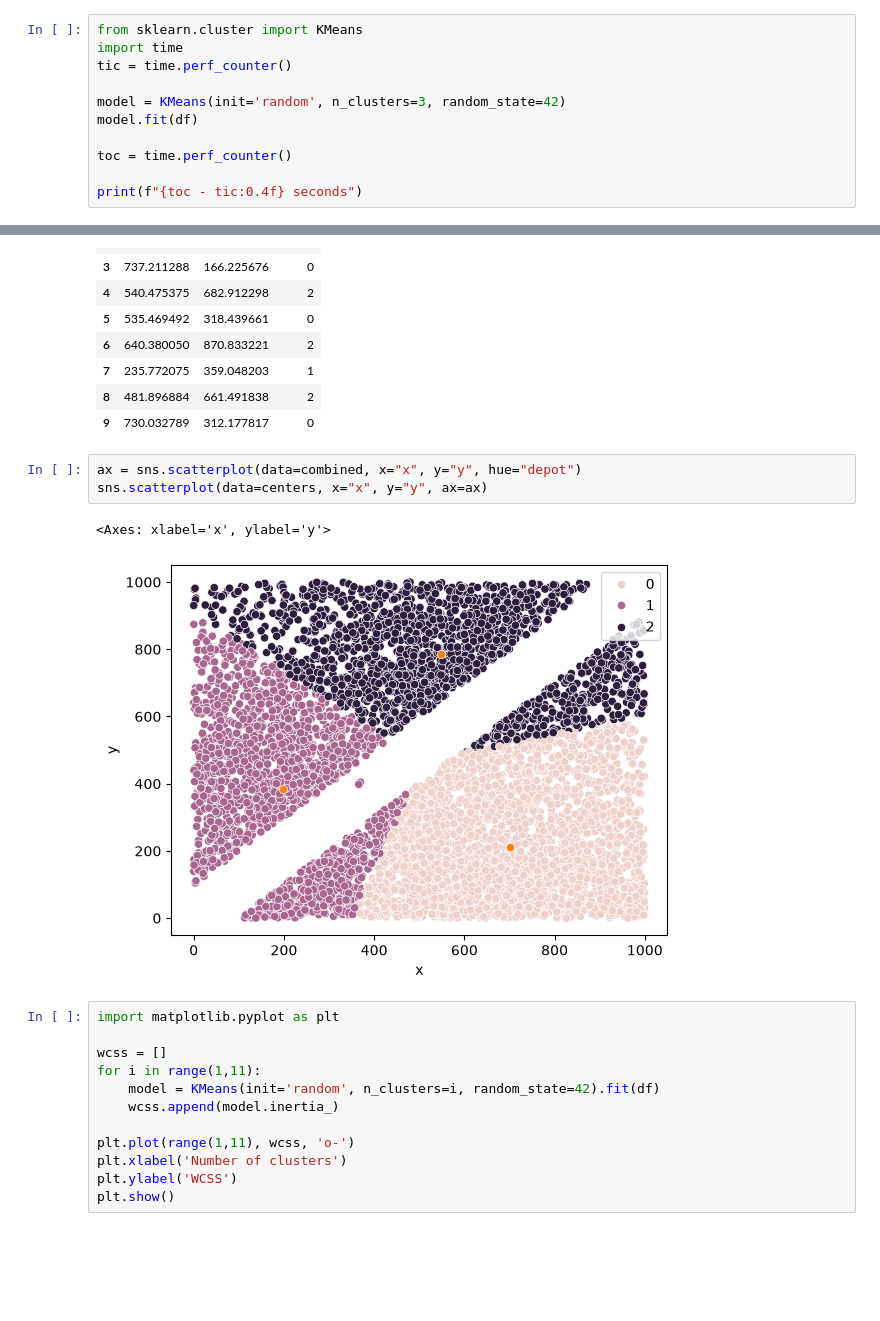
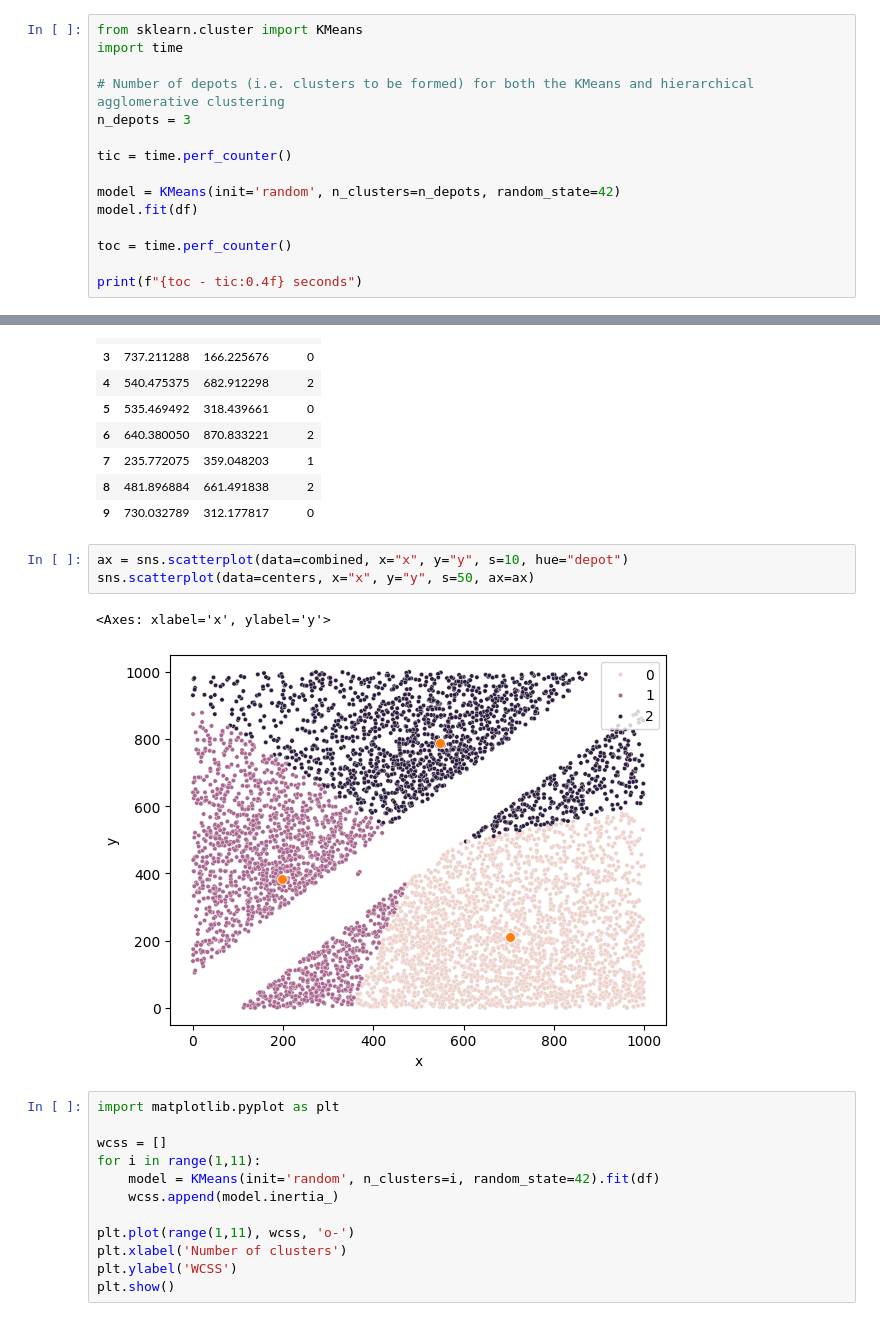
Before and after one commit to sandra-sanj/data_handling_and_mml_exercises, a Jupyter notebook: exercise_5.ipynb, the cells around one changed output, grey strips where cells are left out. Cells and saved outputs as stored; diff of their text form; blank space fills up the shorter version.

```diff
--- a/exercise_5.ipynb
+++ b/exercise_5.ipynb
@@ -43,9 +43,13 @@ df = df.drop(columns='clientid')
 # %%
 from sklearn.cluster import KMeans
 import time
+
+# Number of depots (i.e. clusters to be formed) for both the KMeans and hierarchical agglomerative clustering
+n_depots = 3
+
 tic = time.perf_counter()
 
-model = KMeans(init='random', n_clusters=3, random_state=42)
+model = KMeans(init='random', n_clusters=n_depots, random_state=42)
 model.fit(df)
 
 toc = time.perf_counter()
@@ -93,11 +97,11 @@ combined.head(10)
 | 8 | 481.896884 | 661.491838 | 2 |
 | 9 | 730.032789 | 312.177817 | 0 |
 # %%
-ax = sns.scatterplot(data=combined, x="x", y="y", hue="depot")
-sns.scatterplot(data=centers, x="x", y="y", ax=ax)
+ax = sns.scatterplot(data=combined, x="x", y="y", s=10, hue="depot")
+sns.scatterplot(data=centers, x="x", y="y", s=50, ax=ax)
 # %% [output]
 <Axes: xlabel='x', ylabel='y'>
-[figure, old version]
+[figure, new version]
 # %%
 import matplotlib.pyplot as plt
 
```
Also changed, not shown: parts of 12 cells of this notebook.
